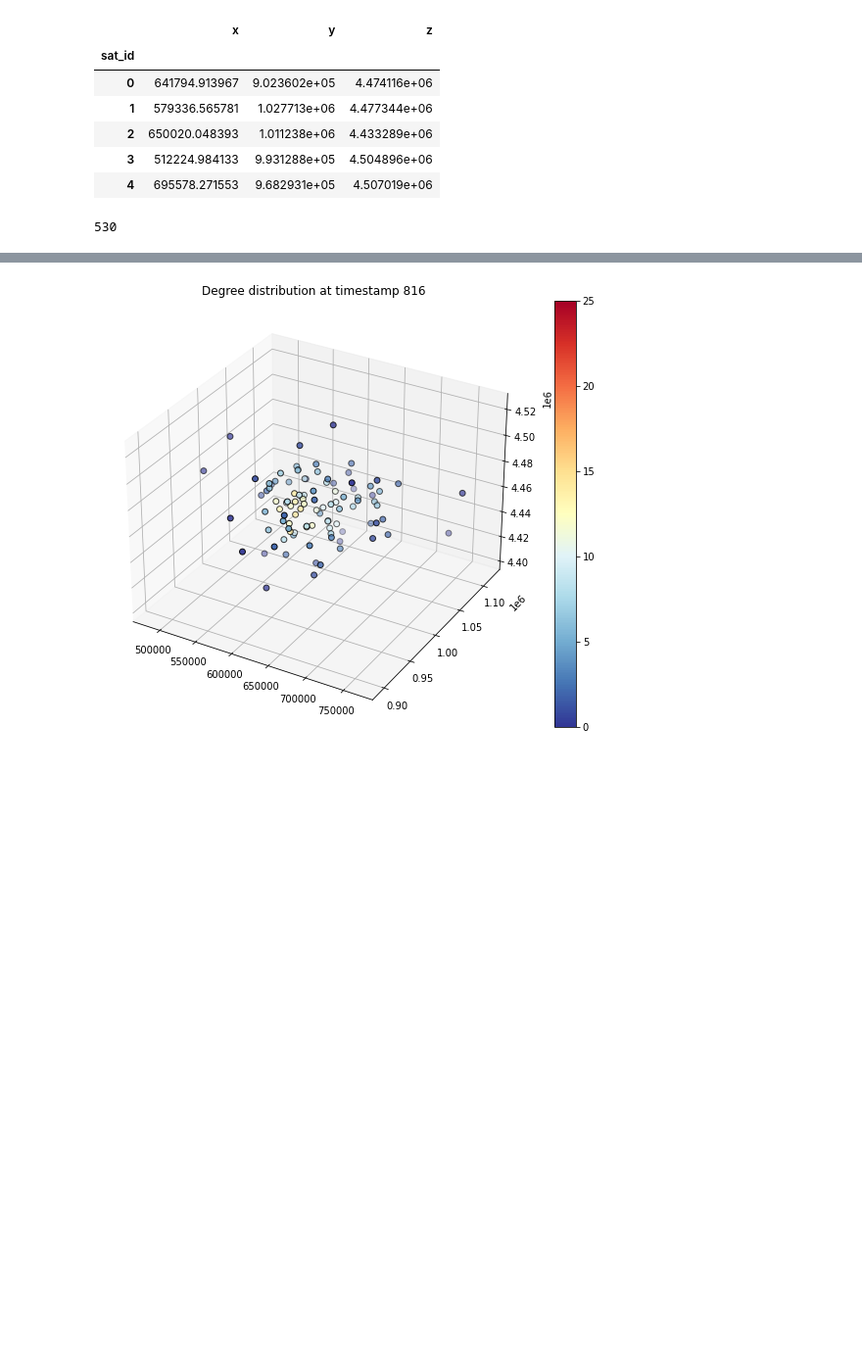
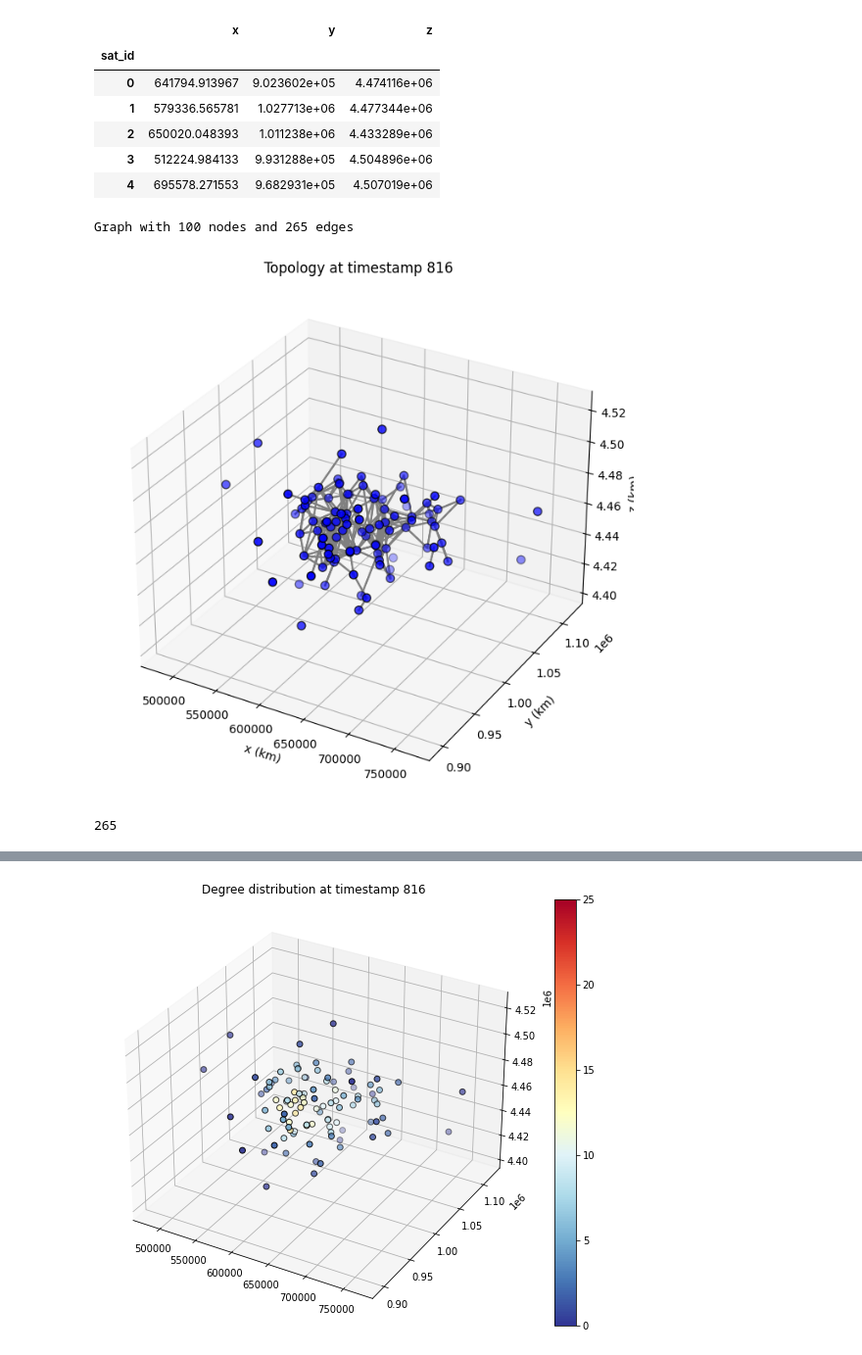
Before and after one commit to eakopyan/SwarmPy_Simulator, a Jupyter notebook: src/path_redundancy.ipynb, the cells around one changed output, grey strips where cells are left out. Shown at 98% size. Saved outputs shown, nothing was run; the diff lists cells and outputs as text; code cells hidden in the pictures; blank space fills up the shorter version.

```diff
--- a/src/path_redundancy.ipynb
+++ b/src/path_redundancy.ipynb
@@ -127,6 +127,34 @@ with tqdm(total=len(swarm_topo.keys()), desc='Neighbor matrix') as pbar:
     for t in swarm_topo.keys():
         neighbor_matrix[t] = swarm_topo[t].neighbor_matrix()
         pbar.update(1)
+# %%
+def plot_edges(swarm, t=0, n_color='blue', e_color='gray'):
+    fig = plt.figure(figsize=(8,8))
+    ax = plt.axes(projection='3d')
+    ax.set_xlabel('x (km)')
+    ax.set_ylabel('y (km)')
+    ax.set_zlabel('z (km)')
+    ax.set_title('Topology at timestamp '+str(t))
+    x_data = [node.x for node in swarm.nodes]
+    y_data = [node.y for node in swarm.nodes]
+    z_data = [node.z for node in swarm.nodes]
+    ax.scatter(x_data, y_data, z_data, c=n_color, s=50, edgecolor='black')
+    for node in swarm.nodes:
+        for n in node.neighbors:
+            if n in swarm.nodes:
+                ax.plot([node.x, n.x], [node.y, n.y], [node.z, n.z], c=e_color)
+# %%
+t = T_LOW
+print(swarm_topo[t].swarm_to_nxgraph())
+plot_edges(swarm_topo[t], t)
+# %% [output]
+Graph with 100 nodes and 265 edges
+[figure, added]
+# %%
+G = swarm_topo[t].swarm_to_nxgraph()
+nx.number_of_edges(G)
+# %% [output]
+265
 # %%
 def kronecker_delta(ni, nj):
     if ni.group==nj.group:
@@ -140,12 +168,3 @@ def modularity(swarm, neighbor_matrix, edges):
             element += (neighbor_matrix[ni.id][nj.id] - ni.degree()*nj.degree()/(2*edges)) * kronecker_delta(ni, nj)
     modularity = element / (2*edges)
     return modularity
-# %%
-swarm = swarm_topo[T_LOW]
-edges = 0
-for n in swarm.nodes:
-    common_nodes = set(n.neighbors).intersection(swarm.nodes)
-    edges += len(common_nodes)
-edges
-# %% [output]
-530
```
Also changed, not shown: parts of 2 cells of this notebook, 26 other files.
